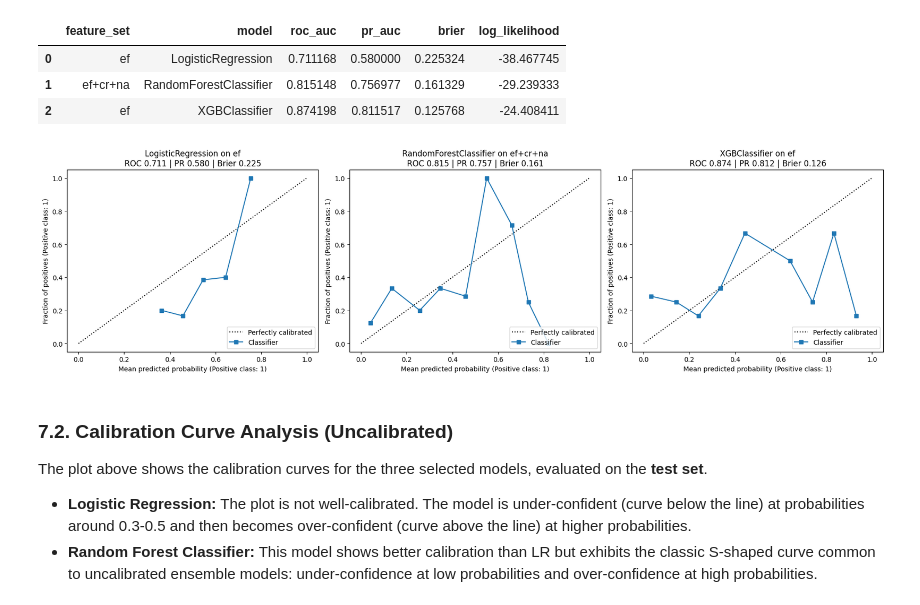
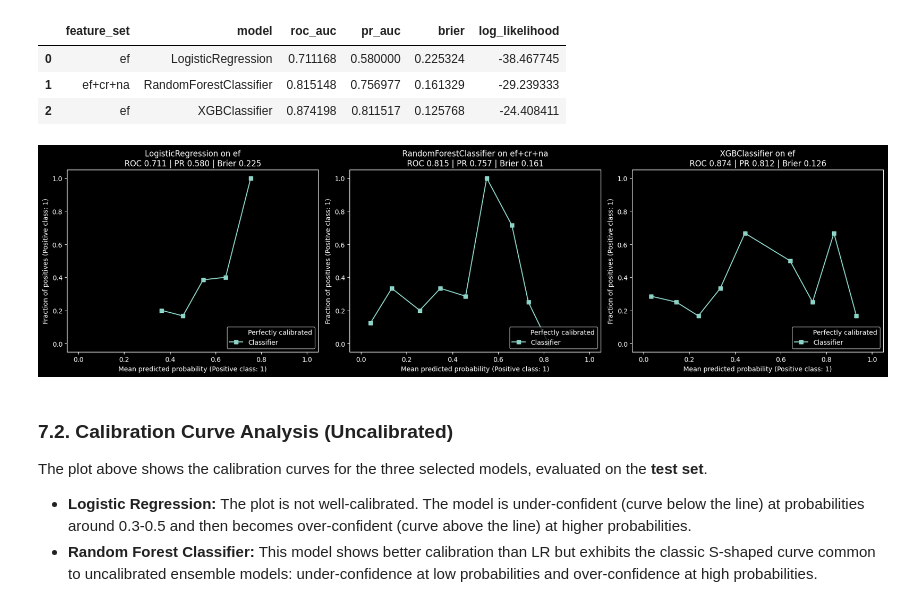
Before and after one commit to AryanAngiras31/GlassHeart, a Jupyter notebook: notebooks/Model_Building_and_Evaluation.ipynb, the cells around one changed output. Drawn from its saved outputs; the diff is of its cells as text; code cells hidden in the pictures.

Commit message:
feat: Reruns notebooks to get dark mode pngs for dashboard

```diff
--- a/notebooks/Model_Building_and_Evaluation.ipynb
+++ b/notebooks/Model_Building_and_Evaluation.ipynb
@@ -32,15 +32,15 @@ from sklearn.metrics import roc_auc_score, average_precision_score, brier_score_
 We load the pre-built preprocessing pipeline and the transformed, scaled, and encoded data splits (train, validation, and test) that were created and saved in the `EDA_and_Preprocessing.ipynb` notebook.
 # %%
 # Save the pipeline
-pipeline = joblib.load('artifacts/pipeline.joblib')
+pipeline = joblib.load('../artifacts/pipeline.joblib')
 
 # Save the test and train splits
-X_train = joblib.load('artifacts/splits/x_train.joblib')
-y_train = joblib.load('artifacts/splits/y_train.joblib')
-X_val = joblib.load('artifacts/splits/x_val.joblib')
-y_val = joblib.load('artifacts/splits/y_val.joblib')
-X_test = joblib.load('artifacts/splits/x_test.joblib')
-y_test = joblib.load('artifacts/splits/y_test.joblib')
+X_train = joblib.load('../artifacts/splits/x_train.joblib')
+y_train = joblib.load('../artifacts/splits/y_train.joblib')
+X_val = joblib.load('../artifacts/splits/x_val.joblib')
+y_val = joblib.load('../artifacts/splits/y_val.joblib')
+X_test = joblib.load('../artifacts/splits/x_test.joblib')
+y_test = joblib.load('../artifacts/splits/y_test.joblib')
 # %% [markdown]
 # Declare all feature sets
 We will compare the performance of our models on all of these feature sets and then compare the performace of our models to see if there is a significant difference between a model trained on a base feature set, and one trained on a more expanded feature set. This will indicate the clinical importance of certain features, and will help validate our hypotheses.
@@ -280,23 +280,25 @@ display(picked_df)
 | 1 | ef+cr+na | RandomForestClassifier | 0.815148 | 0.756977 | 0.161329 | -29.239333 |
 | 2 | ef | XGBClassifier | 0.874198 | 0.811517 | 0.125768 | -24.408411 |
 # %%
+# Use dark mode
+plt.style.use("dark_background")
 # Plot the calibration curve
 fig, axes = plt.subplots(1, 3, figsize=(18, 5))
 for ax, row in zip(axes, picked_df.itertuples(index=False)):
     feature_set = row.feature_set
     model_name = row.model
     est = best_models['LR' if model_name=='LogisticRegression' else
                       'RF' if model_name=='RandomForestClassifier' else
                       'XGB']
     est.fit(X_train[ladder[feature_set]], y_train)
     y_prob = est.predict_proba(X_test[ladder[feature_set]])[:, 1]
     CalibrationDisplay.from_predictions(y_test, y_prob, n_bins=10, ax=ax)
     ax.set_title(f'{model_name} on {feature_set}\nROC {row.roc_auc:.3f} | PR {row.pr_auc:.3f} | Brier {row.brier:.3f}')
 plt.tight_layout()
-plt.savefig('reports/figures/calibration_curves_uncalibrated.png')
+plt.savefig('../reports/figures/calibration_curves_uncalibrated.png')
 plt.show()
 # %% [output]
-[figure, old version]
+[figure, new version]
 # %% [markdown]
 ### 7.2. Calibration Curve Analysis (Uncalibrated)
 
```
Also changed, not shown: parts of 8 cells of this notebook, 9 other files.
